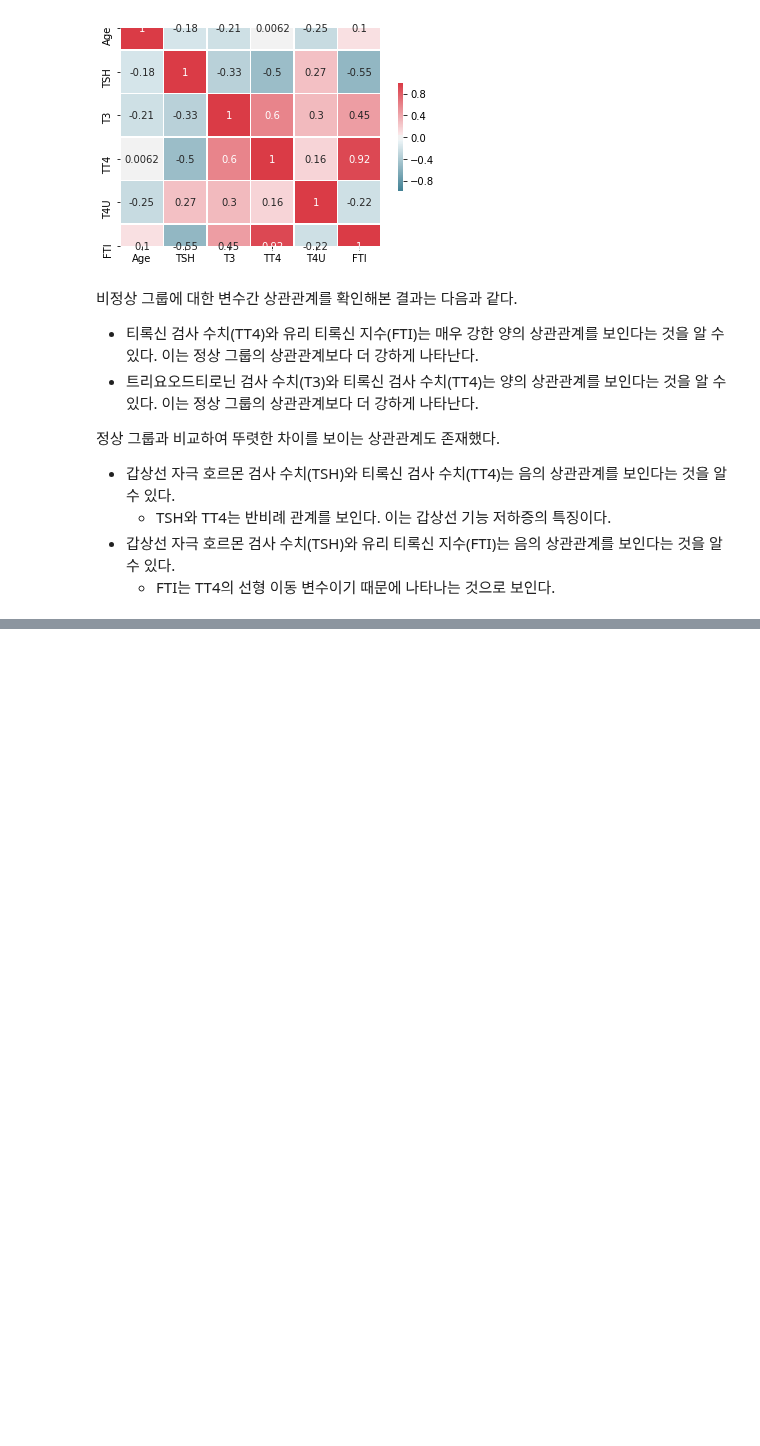
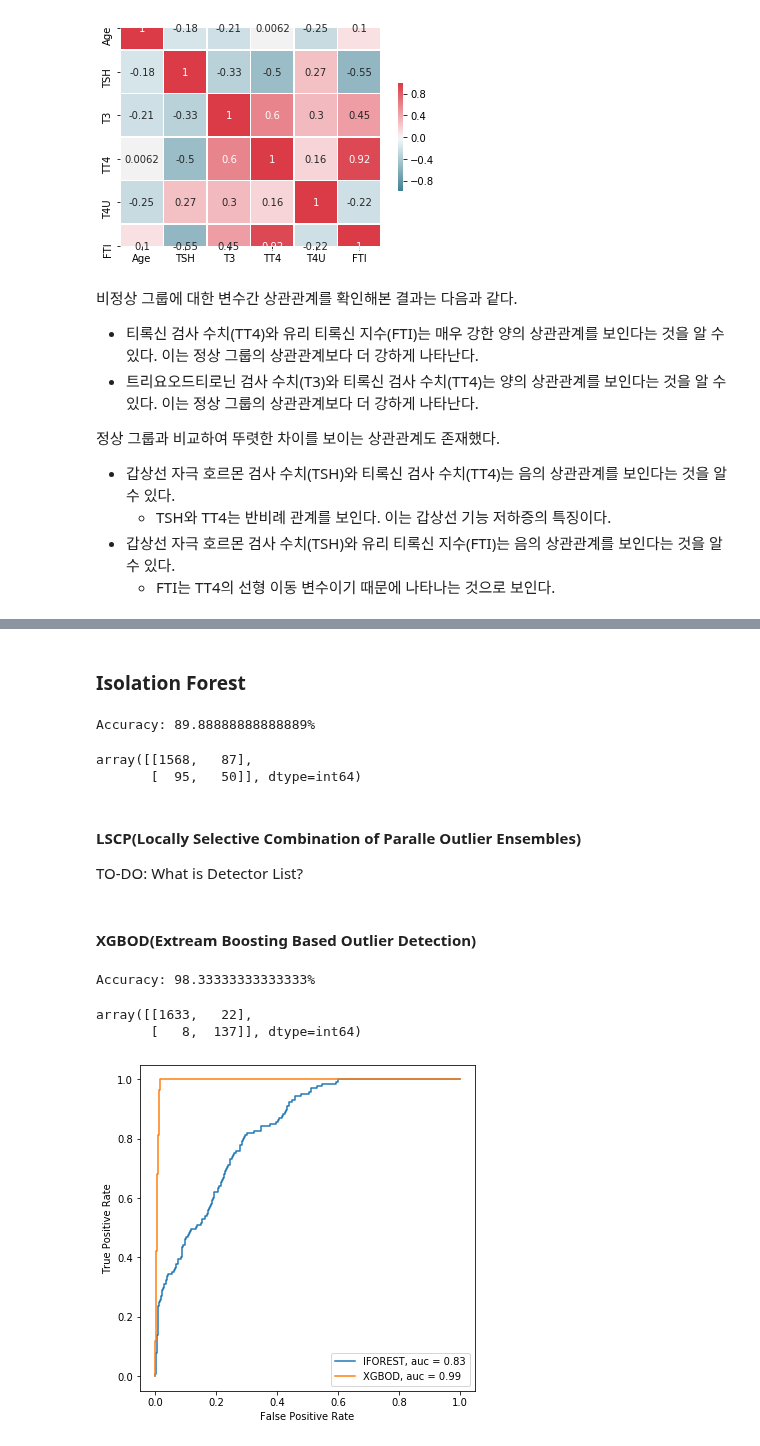
Before and after one commit to Yukkiasuna-sao/Anomaly_Detection, a Jupyter notebook: implementation/STEP1_Implementation.ipynb, the cells around one changed output, grey strips where cells are left out. Drawn from its saved outputs; the diff is of its cells as text; code cells hidden in the pictures; blank space fills up the shorter version.

```diff
--- a/implementation/STEP1_Implementation.ipynb
+++ b/implementation/STEP1_Implementation.ipynb
@@ -362,0 +440,49 @@ roc_auc_curve(test_predict)
+# %% [markdown]
+### Isolation Forest
+# %%
+clf = IForest(contamination = contamination)
+clf.fit(X_train)
+
+y_pred = clf.predict(X_test)
+
+print("Accuracy: {}%".format(accuracy_score(y_test, y_pred) * 100))
+# %% [output]
+Accuracy: 89.88888888888889%
+# %%
+iforest_y_pred_proba = clf.predict_proba(X_test)[::,1]
+
+test_predict = pd.DataFrame(y_test)
+test_predict['iforest_pred'] = iforest_y_pred_proba
+# %%
+confusion_matrix(test_predict['outlier'], y_pred)
+# %% [output]
+array([[1568,   87],
+       [  95,   50]], dtype=int64)
+# %% [markdown]
+#### LSCP(Locally Selective Combination of Paralle Outlier Ensembles)
+
+TO-DO: What is Detector List?
+# %% [markdown]
+#### XGBOD(Extream Boosting Based Outlier Detection)
+# %%
+clf = XGBOD(contamination = contamination)
+clf.fit(X_train, y_train)
+
+y_pred = clf.predict(X_test)
+
+print("Accuracy: {}%".format(accuracy_score(y_test, y_pred) * 100))
+# %% [output]
+Accuracy: 98.33333333333333%
+# %%
+xgbod_y_pred_proba = clf.predict_proba(X_test)
+
+test_predict['xgbod_pred'] = xgbod_y_pred_proba
+# %%
+confusion_matrix(test_predict['outlier'], y_pred)
+# %% [output]
+array([[1633,   22],
+       [   8,  137]], dtype=int64)
+# %%
+roc_auc_curve(test_predict)
+# %% [output]
+[figure, added]
```
Also changed, not shown: parts of 41 cells of this notebook, 1 other file.
